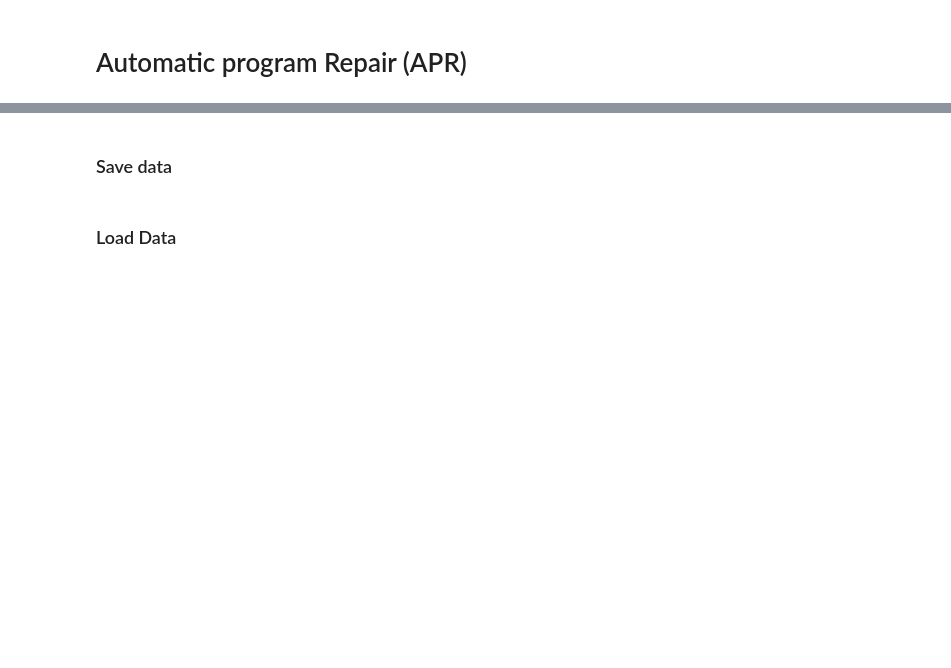
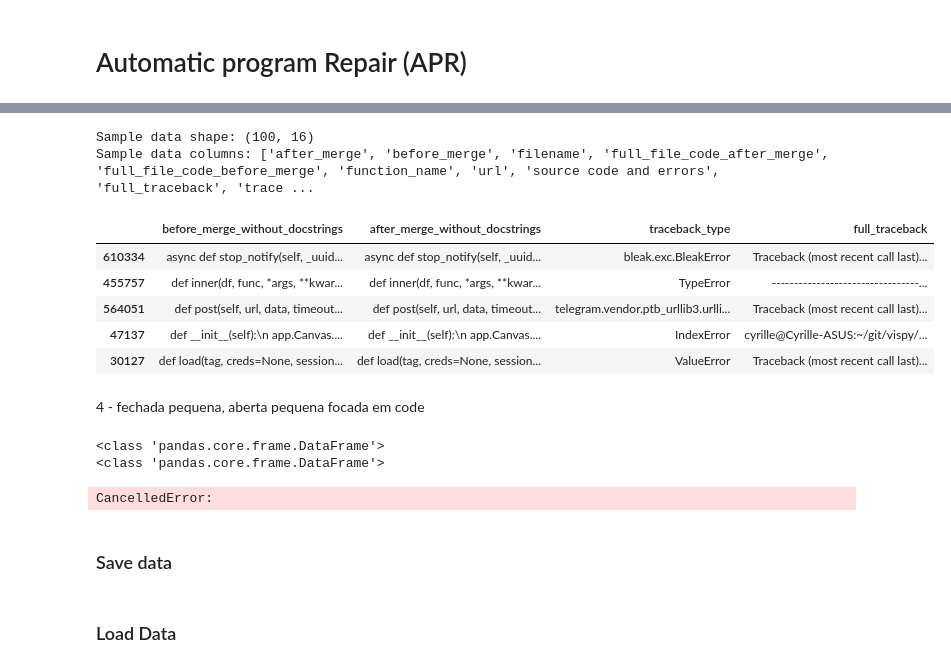
Before and after one commit to FernandoZanchitta/BugDetectiveAI, a Jupyter notebook: Bugdetectiveai/scr/notebooks/chat.ipynb, the cells around one changed output, grey strips where cells are left out. Cells and saved outputs as stored; diff of their text form; code cells hidden in the pictures; blank space fills up the shorter version.

```diff
--- a/Bugdetectiveai/scr/notebooks/chat.ipynb
+++ b/Bugdetectiveai/scr/notebooks/chat.ipynb
@@ -53,0 +43,20 @@ sample_data.head()
+# %%
+
+prompt_data = buggy_train_df.sample(n=100, random_state=0)
+# sample_data = load_data("data_20250703_235942.pkl")
+print(f"Sample data shape: {prompt_data.shape}")
+print(f"Sample data columns: {prompt_data.columns.tolist()}")
+# %% [output]
+Sample data shape: (100, 16)
+Sample data columns: ['after_merge', 'before_merge', 'filename', 'full_file_code_after_merge', 'full_file_code_before_merge', 'function_name', 'url', 'source code and errors', 'full_traceback', 'trace ...
+# %%
+important_columns = ["before_merge_without_docstrings", "after_merge_without_docstrings", "traceback_type","full_traceback"]
+prompt_data = prompt_data.loc[:, [col for col in important_columns if col in prompt_data.columns]]
+prompt_data.head()
+# %% [output]
+|  | before_merge_without_docstrings | after_merge_without_docstrings | traceback_type | full_traceback |
+| 610334 | async def stop_notify(self, _uuid... | async def stop_notify(self, _uuid... | bleak.exc.BleakError | Traceback (most recent call last)... |
+| 455757 | def inner(df, func, *args, **kwar... | def inner(df, func, *args, **kwar... | TypeError | ---------------------------------... |
+| 564051 | def post(self, url, data, timeout... | def post(self, url, data, timeout... | telegram.vendor.ptb_urllib3.urlli... | Traceback (most recent call last)... |
+| 47137 | def __init__(self):\n app.Canvas.... | def __init__(self):\n app.Canvas.... | IndexError | cyrille@Cyrille-ASUS:~/git/vispy/... |
+| 30127 | def load(tag, creds=None, session... | def load(tag, creds=None, session... | ValueError | Traceback (most recent call last)... |
@@ -53,0 +65,2 @@ sample_data.head()
+# %% [markdown]
+4 - fechada pequena, aberta pequena focada em code
@@ -54,3 +97,34 @@ sample_data.head()
+# %%
+print(type(prompt_data))
+if not isinstance(prompt_data, pd.DataFrame):
+    prompt_data = pd.DataFrame(prompt_data)
+print(type(prompt_data))
+# %% [output]
+<class 'pandas.core.frame.DataFrame'>
+<class 'pandas.core.frame.DataFrame'>
+# %%
+import pandas as pd
+
+# Ensure prompt_data is a DataFrame
+# if not isinstance(prompt_data, pd.DataFrame):
+    # prompt_data = pd.DataFrame(prompt_data)
+
+outputs_qwen = await process_prompt_dataset(qwen_model, prompt_data)
+prompt_data['response_qwen-2.5-coder-32b-instruct'] = outputs_qwen
+
+outputs_gpt_4o_mini = await process_prompt_dataset(gpt_4o_mini_model, prompt_data)
+prompt_data['response_gpt-4o-mini'] = outputs_gpt_4o_mini
+
+outputs_gemini_2_5_flash = await process_prompt_dataset(gemini_2_5_flash_model, prompt_data)
+prompt_data['response_gemini-2.5-flash'] = outputs_gemini_2_5_flash
+
+outputs_codestral = await process_prompt_dataset(codestral_model, prompt_data)
+prompt_data['response_codestral-2501'] = outputs_codestral
+
+outputs_gpt_4_1 = await process_prompt_dataset(gpt_4_1_model, prompt_data)
+prompt_data['response_gpt-4.1'] = outputs_gpt_4_1
+# %% [output]
+CancelledError:
 # %% [markdown]
 ### Save data
 # %%
```
Also changed, not shown: parts of 27 cells of this notebook, 5 other files.
